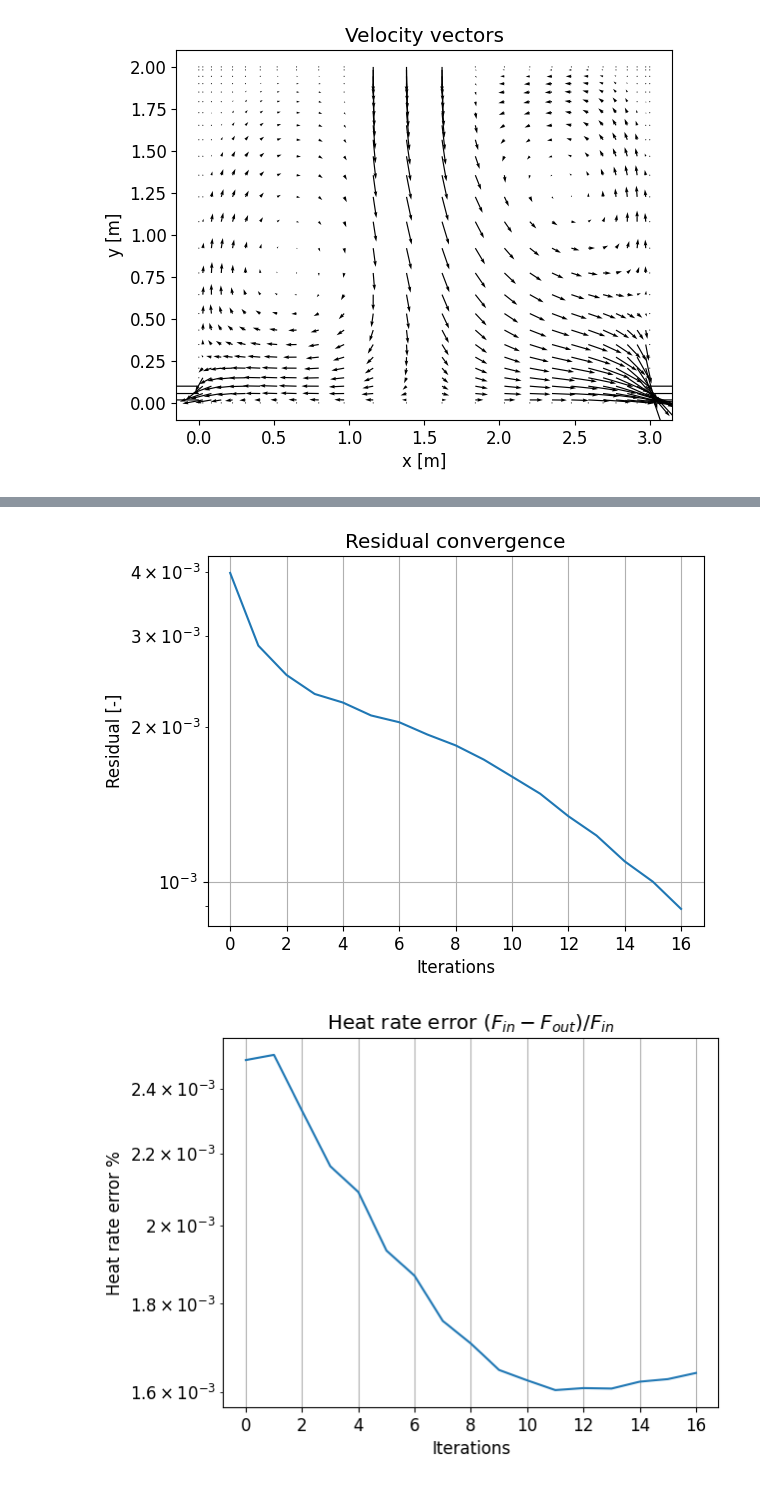
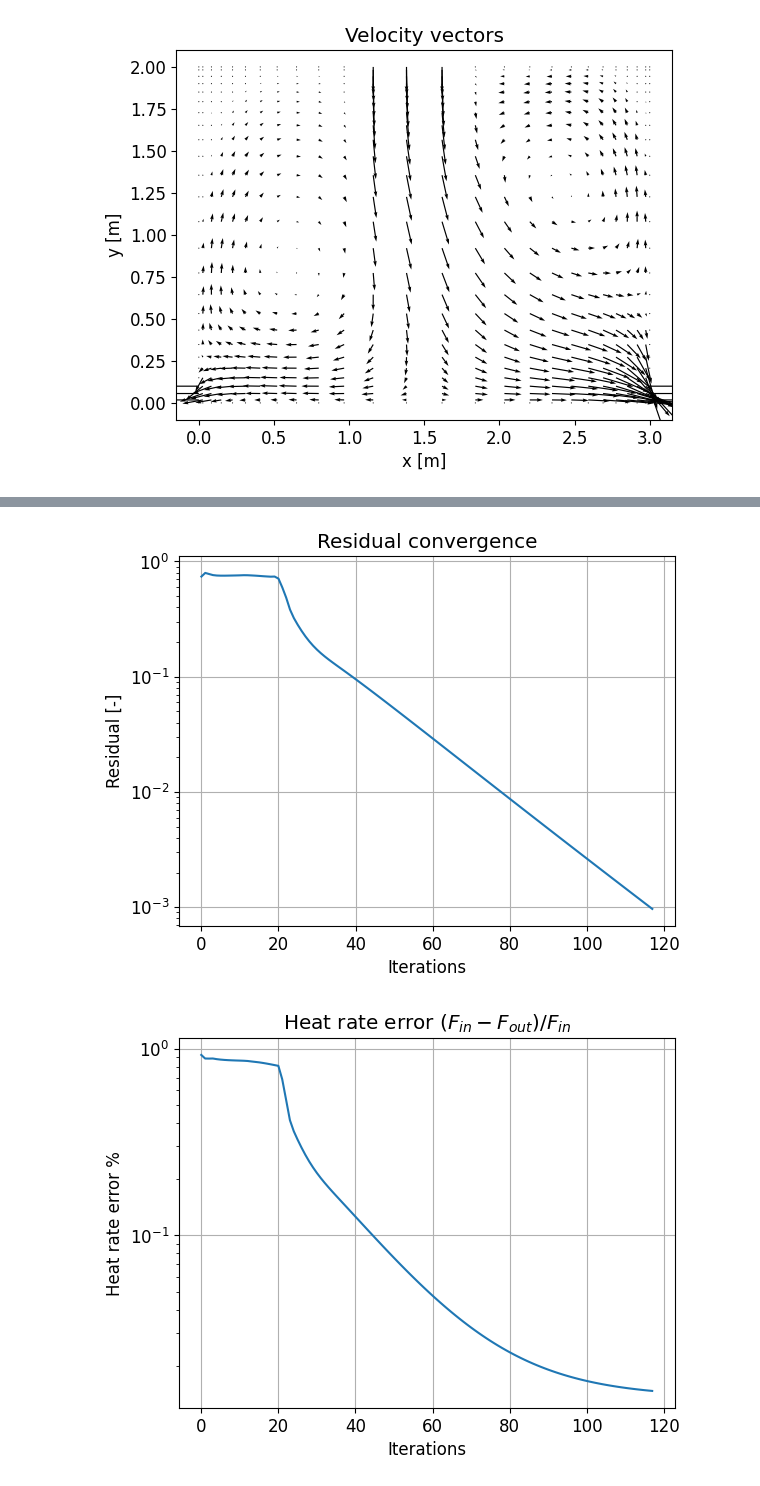
Before and after one commit to John-Carlsson/CFD, a Jupyter notebook: task2/main.ipynb, the cells around one changed output, grey strips where cells are left out. Drawn from its saved outputs; the diff is of its cells as text; code cells hidden in the pictures.

```diff
--- a/task2/main.ipynb
+++ b/task2/main.ipynb
@@ -155,7 +158,7 @@ if True:
 # Note that a value is needed in all nodes for contour plot
 # Default:
 
-T = np.ones_like(T)*10# for i in range(0,nI):
+T = np.ones_like(T)*0# for i in range(0,nI):
 #     for j in range(0,nJ):
 #         T[i,j] = 10
 
@@ -176,7 +179,7 @@ for j in range(1,nJ-1):
 # Set default/constant source terms:
 for i in range(1,nI-1):
     j = 0
-    Su[i,j] = 0
+    Su[i,j+1] = dx_we[i,j+1]/Cp * q_in
 
 
 # Plot temperature contour
@@ -244,15 +248,15 @@ for i in range(1,nI-1):
 # Calculate constant Hybrid scheme coefficients (not taking into account boundary conditions)
 for i in range(1,nI-1):
     for j in range(1,nJ-1):
-        fxe = Fe[i,j] * dx_we[i,j]/2 / dx_PE[i,j]
-        fxw = Fw[i,j]  * dx_we[i,j]/2 / dx_WP[i,j]
-        fyn = Fn[i,j] * dy_sn[i,j]/2 / dy_PN[i,j]
-        fys = Fs[i,j] * dy_sn[i,j]/2 / dy_SP[i,j]
+        fxe = 0.5*dx_we[i,j] / dx_PE[i,j]
+        fxw = 0.5*dx_we[i,j] / dx_WP[i,j]
+        fyn = 0.5*dy_sn[i,j] / dy_PN[i,j]
+        fys = 0.5*dy_sn[i,j] / dy_SP[i,j]
 
-        aE[i,j] = De[i,j]+max([-Fe[i,j],(-fxe), 0])
-        aW[i,j] = Dw[i,j]+max([Fw[i,j],(fxw), 0])
-        aN[i,j] = Dn[i,j]+max([-Fn[i,j],(-fyn), 0])
-        aS[i,j] = Ds[i,j]+max([Fs[i,j],(fys), 0])
+        aE[i,j] = max([-Fe[i,j],De[i,j]-Fe[i,j]*fxe, 0])
+        aW[i,j] = max([Fw[i,j],Dw[i,j]+fxw*Fw[i,j], 0])
+        aN[i,j] = max([-Fn[i,j],Dn[i,j]-fyn*Fn[i,j], 0])
+        aS[i,j] = max([Fs[i,j],Ds[i,j]+fys*Fs[i,j], 0])
 
 # At outlets (found by velocity out of domain), set homogeneous Neumann
 for j in range(1,nJ-1):
@@ -287,21 +291,15 @@ for i in range(1,nI-1):
     # North wall:
     j = -2
     if v[i,j+1] == 0:
+
         aN[i,j] = 0
     # South wall: neumann
     j = 1
-    if v[i,j-1] == 0:
-
-        aS[i,j] =0
+    aS[i,j] =0
 
 for i in range(1,nI-1):
     for j in range(1,nJ-1):
-        fxe = Fe[i,j] * dx_we[i,j]/2 / dx_PE[i,j]
-        fxw = Fw[i,j]  * dx_we[i,j]/2 / dx_WP[i,j]
-        fyn = Fn[i,j] * dy_sn[i,j]/2 / dy_PN[i,j]
-        fys = Fs[i,j] * dy_sn[i,j]/2 / dy_SP[i,j]
 
-        delta_F = fxe - fxw + fyn -fys
         aP[i,j] = aW[i,j] + aE[i,j] + aN[i,j] + aS[i,j]
 # %%
 # The following loop is for the linear solver.
@@ -549,6 +554,9 @@ Global heat rate imbalance: 0.16%
 
 if not os.path.isdir('Figures/'+grid_type):
     os.makedirs('Figures/'+grid_type)
+
+if not os.path.isdir('Figures/'+grid_type+'/'+solver):
+    os.makedirs('Figures/'+grid_type+'/'+solver)
 
 # Plot mesh
 plt.figure()
@@ -560,7 +568,7 @@ plt.vlines(pointX[:,0],pointY[0,0],pointY[0,-1],colors = 'k',linestyles = 'dashe
 plt.hlines(pointY[0,:],pointX[0,0],pointX[-1,0],colors = 'k',linestyles = 'dashed')
 plt.plot(nodeX, nodeY, 'ro')
 
-plt.savefig('Figures/'+grid_type+'/_Case_'+str(caseID)+'_mesh.png')
+plt.savefig('Figures/'+grid_type+'/'+solver+'/_Case_'+str(caseID)+'_mesh.png')
 
 
 # Plot velocity vectors
@@ -570,7 +578,7 @@ plt.title('Velocity vectors')
 plt.xlabel('x [m]')
 plt.ylabel('y [m]')
 plt.axis('equal')
-plt.savefig('Figures/'+grid_type+'/_Case_'+str(caseID)+'_velocityVectors.png')
+plt.savefig('Figures/'+grid_type+'/'+solver+'/_Case_'+str(caseID)+'_velocityVectors.png')
 
 # Plot temperature contour
 plt.figure()
@@ -583,7 +591,7 @@ plt.xlabel('x [m]')
 plt.ylabel('y [m]')
 plt.axis('equal')
 plt.tight_layout()
-plt.savefig('Figures/'+grid_type+'/_Case_'+str(caseID)+'_temperatureDistribution.png')
+plt.savefig('Figures/'+grid_type+'/'+solver+'/_Case_'+str(caseID)+'_temperatureDistribution.png')
 
 # Plot heat flux vectors NORMAL TO WALL boundary face centers ONLY (not in corners)
 # Use temperature gradient just inside domain (note difference to set heat flux)
@@ -626,7 +634,7 @@ plt.xlim(-0.5*L, 3/2*L)
 plt.ylim(-0.5*H, 3/2*H)
 plt.tight_layout()
 
-plt.savefig('Figures/'+grid_type+'/_Case_'+str(caseID)+'_wallHeatFlux.png')
+plt.savefig('Figures/'+grid_type+'/'+solver+'/_Case_'+str(caseID)+'_wallHeatFlux.png')
 
 # Plot residual convergence
 plt.figure()
@@ -638,7 +646,7 @@ plt.plot(resLength, res)
 plt.grid()
 plt.yscale('log')
 
-plt.savefig('Figures/'+grid_type+'/_Case_'+str(caseID)+'_residualConvergence.png')
+plt.savefig('Figures/'+grid_type+'/'+solver+'/_Case_'+str(caseID)+'_residualConvergence.png')
 
 # Plot heat rate convergence
 plt.figure()
@@ -649,7 +657,7 @@ resLength = np.arange(0,len(glob_imbal),1)
 plt.plot(resLength, glob_imbal)
 plt.grid()
 plt.yscale('log')
-plt.savefig('Figures/'+grid_type+'/_Case_'+str(caseID)+'_heatrateconvergence.png')
+plt.savefig('Figures/'+grid_type+'/'+solver+'/_Case_'+str(caseID)+'_heatrateconvergence.png')
 # %% [output]
 [figure]
 [figure]
@@ -658,2 +666,2 @@ plt.savefig('Figures/'+grid_type+'/_Case_'+str(caseID)+'_heatrateconvergence.png
-[figure, old version]
+[figure, new version]
-[figure, old version]
+[figure, new version]
```
Also changed, not shown: parts of 5 cells of this notebook, 55 other files.
